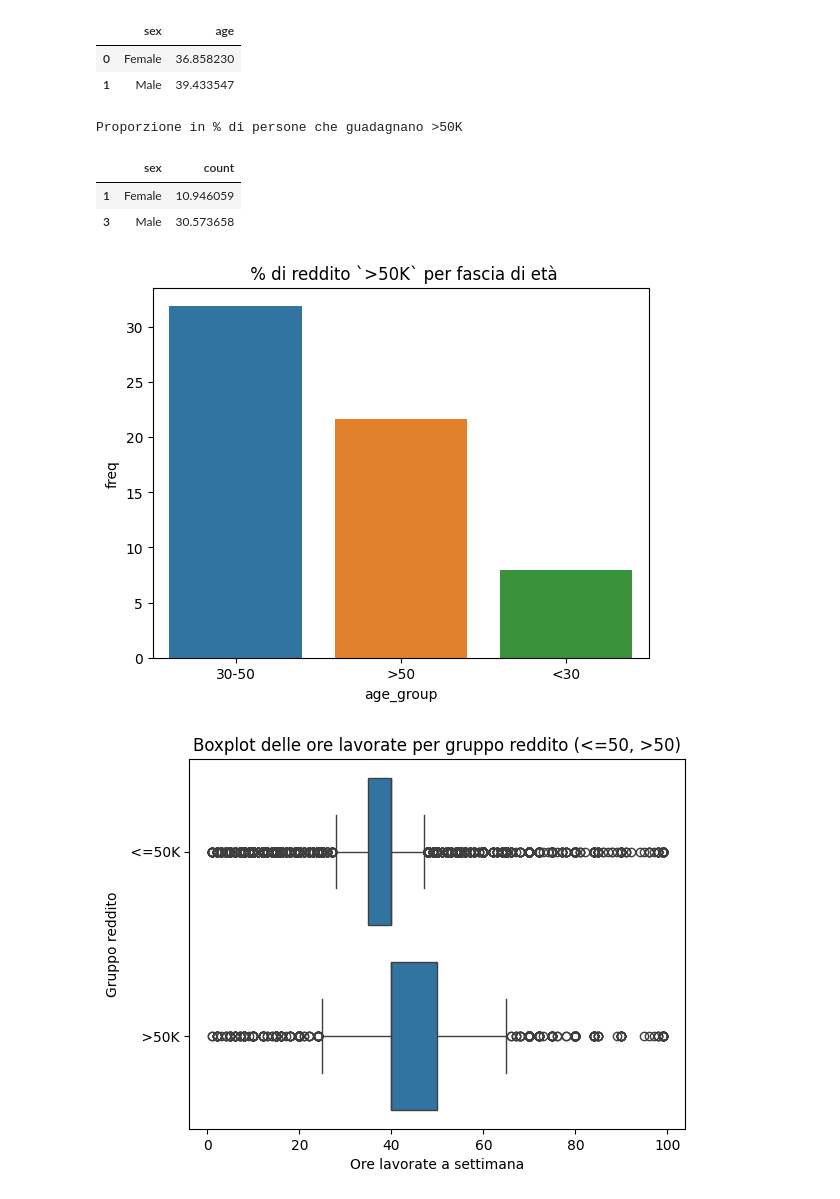
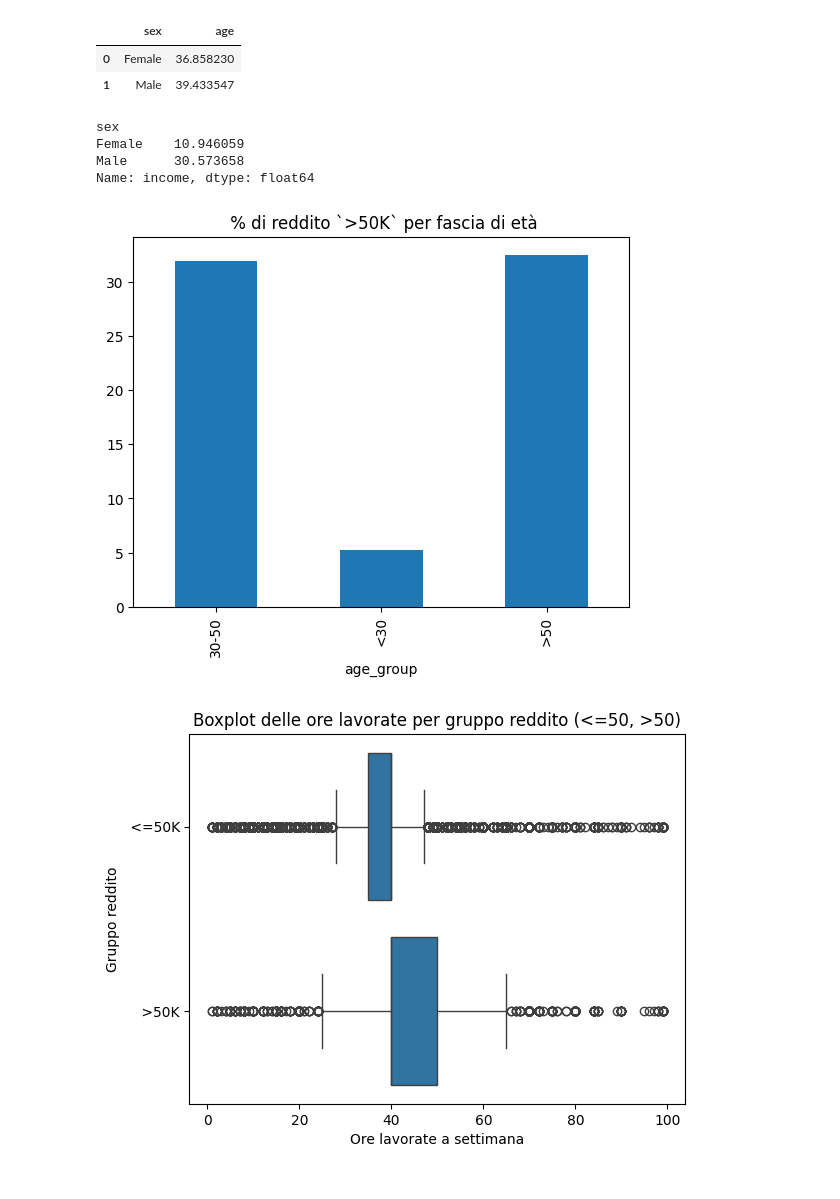
Before and after one commit to Loic166/ProgrammingLab2, a Jupyter notebook: esame27_Giugno.ipynb, the cells around one changed output. Cells and saved outputs as stored; diff of their text form; code cells hidden in the pictures.

```diff
--- a/esame27_Giugno.ipynb
+++ b/esame27_Giugno.ipynb
@@ -213,19 +234,22 @@ eta_media_per_sesso
 | 1 | Male | 39.433547 |
 # %%
 # 5. Trova la % di persone che guadagnano **>50K** per sesso.
-a = dataset.groupby("sex")["income"].value_counts().reset_index()
-b = a.loc[a["income"] == " >50K", ["sex", "count"]]
-count_f = a.loc[a["sex"] ==" Female", "count"].sum()
-count_u = a.loc[a["sex"] ==" Male", "count"].sum()
-b.loc[a["sex"] ==" Female", "count"] = (b.loc[a["sex"] ==" Female", "count"]/count_f)*100
-b.loc[a["sex"] ==" Male", "count"] = (b.loc[a["sex"] ==" Male", "count"]/count_u)*100
-print("Proporzione in % di persone che guadagnano >50K")
-b
+# a = dataset.groupby("sex")["income"].value_counts().reset_index()
+# b = a.loc[a["income"] == " >50K", ["sex", "count"]]
+# count_f = a.loc[a["sex"] ==" Female", "count"].sum()
+# count_u = a.loc[a["sex"] ==" Male", "count"].sum()
+# b.loc[a["sex"] ==" Female", "count"] = (b.loc[a["sex"] ==" Female", "count"]/count_f)*100
+# b.loc[a["sex"] ==" Male", "count"] = (b.loc[a["sex"] ==" Male", "count"]/count_u)*100
+# print("Proporzione in % di persone che guadagnano >50K")
+
+percent_income_by_sex = dataset.groupby('sex')['income'].apply(lambda x: (x == ' >50K').mean() * 100)
+print(percent_income_by_sex)
+# b
 # %% [output]
-Proporzione in % di persone che guadagnano >50K
+sex
+Female    10.946059
+Male      30.573658
+Name: income, dtype: float64
-|  | sex | count |
-| 1 | Female | 10.946059 |
-| 3 | Male | 30.573658 |
 # %%
 # 7. Crea una **colonna `age_group`** raggruppando le età in fasce: `'<30'`, `'30-50'`, `'>50'`.
 new_var = np.where(dataset["age"] <30, "<30", dataset["age"])
@@ -237,17 +261,13 @@ dataset["age_group"] = new_var
 #    - un grafico **a barre** con % di reddito `>50K` per fascia di età.
 #    - un **boxplot** delle ore lavorate (`hours-per-week`) per gruppo reddito (<=50, >50).
 # %%
-redditi = dataset[dataset["income"] == " >50K"]
-tot_rela = redditi["age_group"].value_counts().reset_index()
-tot = dataset["age_group"].value_counts().reset_index()
-freq = (tot_rela["count"]/tot["count"])*100
-tot_rela["freq"] = freq
+income_freq = dataset.groupby("age_group")["income"].apply(lambda x: (x == " >50K").mean()*100)
 
-sns.barplot(data=tot_rela, x="age_group", y="freq",hue="age_group")
+income_freq.plot(kind="bar")
 plt.title(" % di reddito `>50K` per fascia di età")
 plt.show()
 # %% [output]
-[figure, old version]
+[figure, new version]
 # %%
 # 8. **Crea**:
 #    - un **boxplot** delle ore lavorate (`hours-per-week`) per gruppo reddito (<=50, >50).
```
Also changed, not shown: parts of 6 cells of this notebook, 20 other files.
